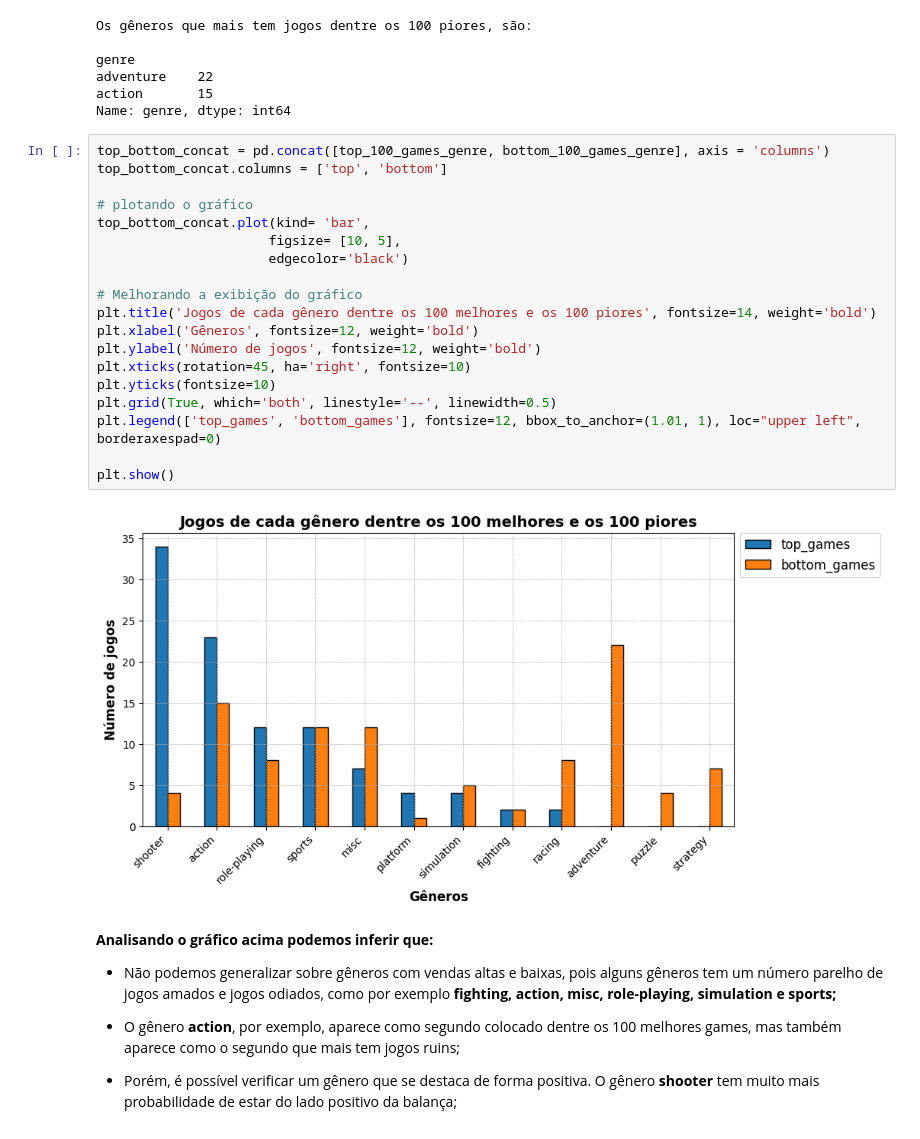
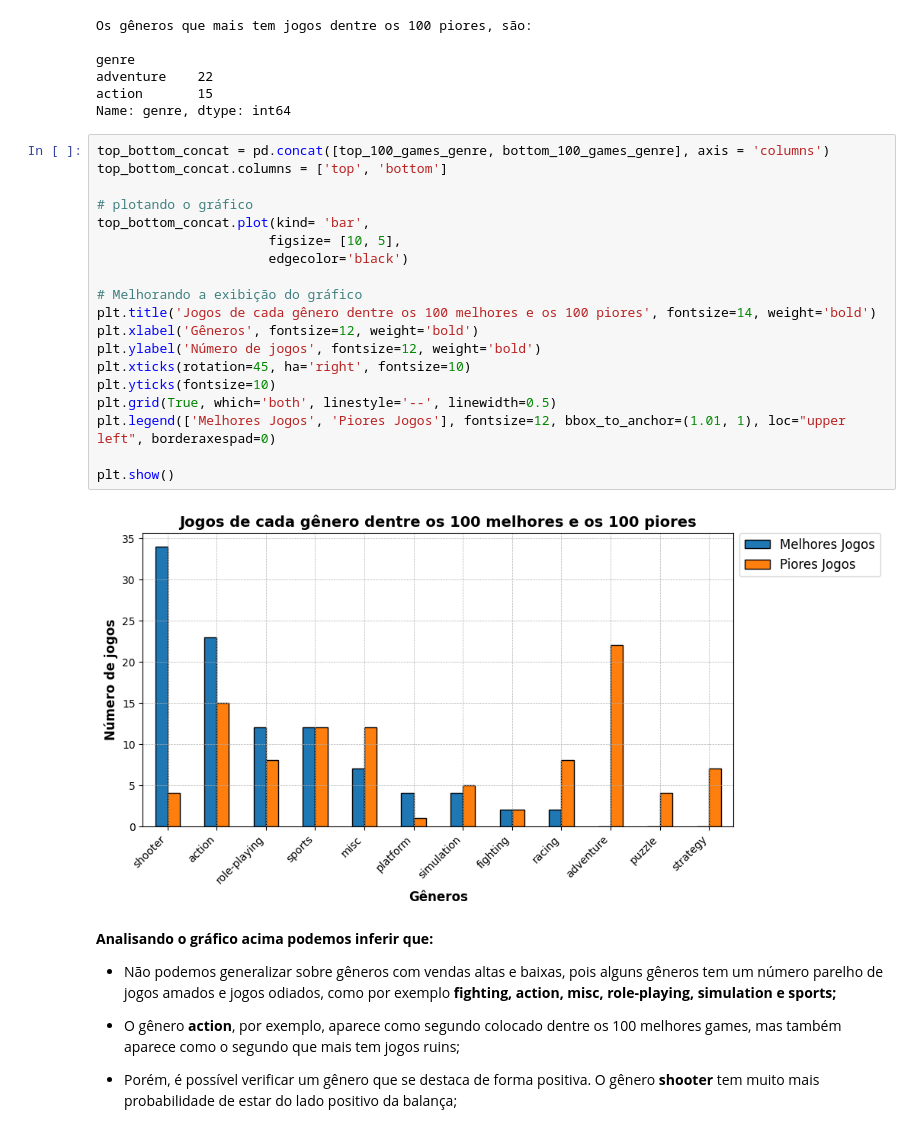
Before and after one commit to Rosental14/Ice_store, a Jupyter notebook: projeto_ice_store.ipynb, the cells around one changed output. Drawn from its saved outputs; the diff is of its cells as text.

```diff
--- a/projeto_ice_store.ipynb
+++ b/projeto_ice_store.ipynb
@@ -1238,24 +1240,24 @@ Name: genre, dtype: int64
 # %%
 top_bottom_concat = pd.concat([top_100_games_genre, bottom_100_games_genre], axis = 'columns')
 top_bottom_concat.columns = ['top', 'bottom']
 
 # plotando o gráfico
 top_bottom_concat.plot(kind= 'bar',
                       figsize= [10, 5],
                       edgecolor='black')
 
 # Melhorando a exibição do gráfico
 plt.title('Jogos de cada gênero dentre os 100 melhores e os 100 piores', fontsize=14, weight='bold')
 plt.xlabel('Gêneros', fontsize=12, weight='bold')
 plt.ylabel('Número de jogos', fontsize=12, weight='bold')
 plt.xticks(rotation=45, ha='right', fontsize=10)
 plt.yticks(fontsize=10)
 plt.grid(True, which='both', linestyle='--', linewidth=0.5)
-plt.legend(['top_games', 'bottom_games'], fontsize=12, bbox_to_anchor=(1.01, 1), loc="upper left", borderaxespad=0)
+plt.legend(['Melhores Jogos', 'Piores Jogos'], fontsize=12, bbox_to_anchor=(1.01, 1), loc="upper left", borderaxespad=0)
 
 plt.show()
 # %% [output]
-[figure, old version]
+[figure, new version]
 # %% [markdown]
 **Analisando o gráfico acima podemos inferir que:**
 
```
Also changed, not shown: parts of 18 cells of this notebook.
